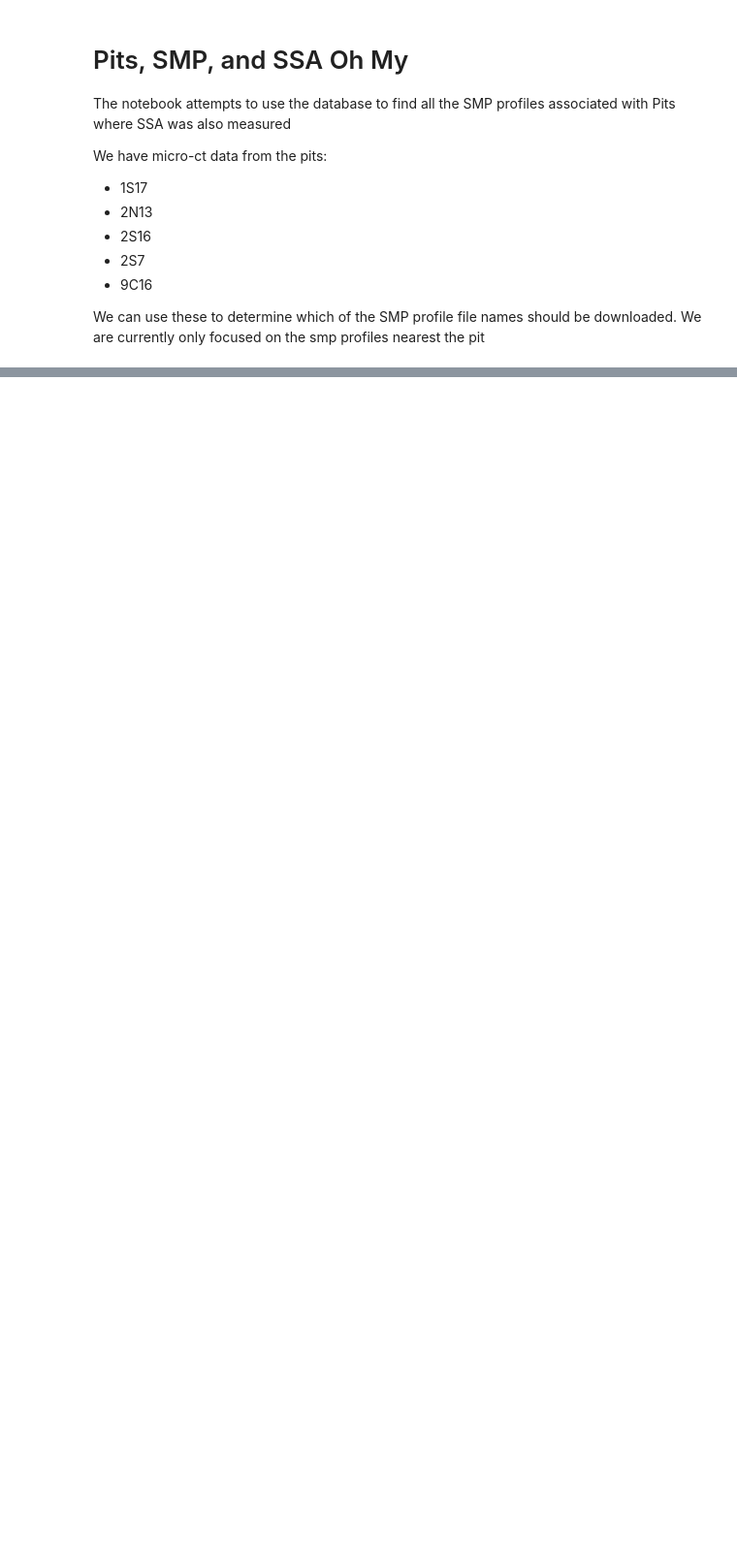
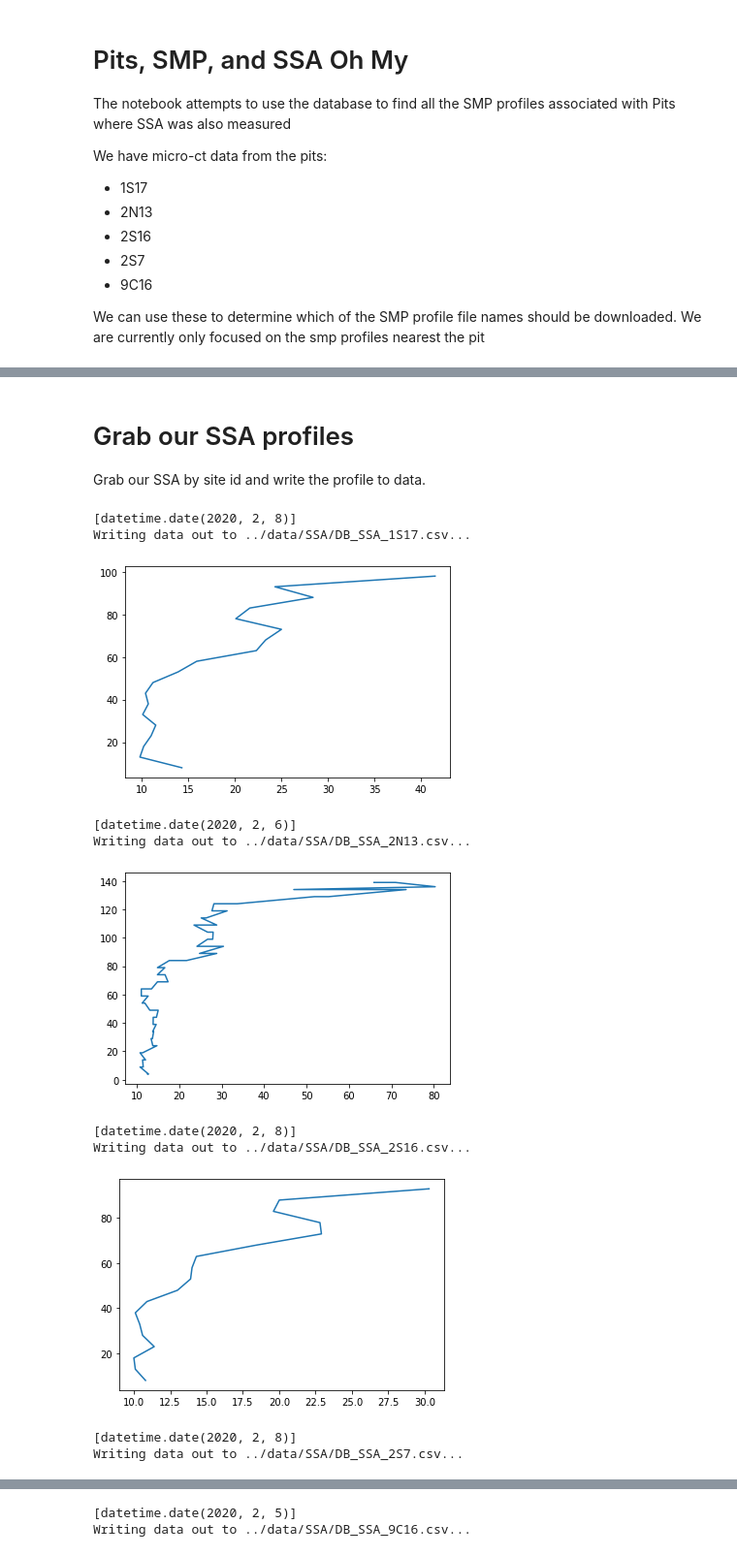
Before and after one commit to snowex-hackweek/microstructure, a Jupyter notebook: notebooks/which_pits.ipynb, the cells around one changed output, grey strips where cells are left out. Shown at 97% size. Drawn from its saved outputs; the diff is of its cells as text; code cells hidden in the pictures; blank space fills up the shorter version.

```diff
--- a/notebooks/which_pits.ipynb
+++ b/notebooks/which_pits.ipynb
@@ -145,0 +78,52 @@ for i, site_id in enumerate(sites):
+# %% [markdown]
+# Grab our SSA profiles
+
+Grab our SSA by site id and write the profile to data.
+# %%
+output = '../data/SSA/'
+
+if not os.path.isdir(output):
+    os.mkdir(output)
+
+for sid in sites:
+    # Grab all the columns in layer data
+    qry = session.query(LayerData)
+    # Only grab ssa
+    qry = qry.filter(LayerData.type == 'specific_surface_area')
+
+    # Filter by this pit
+    qry = qry.filter(LayerData.site_id == sid)
+
+    # Order the values by depth
+    qry = qry.order_by('depth')
+
+    # Cast it to geopandas
+    df = query_to_geopandas(qry, engine)
+
+    # Values in layers are always strings so cast this as a float
+    df['value'] = df['value'].astype(float)
+
+    # Prove to ourselves there only one day this was done at these pits.
+    date = df['date'].unique()
+    print(date)
+
+    # Save the data
+    if write_ssa_to_file:
+        out_f = os.path.join(output, f'DB_SSA_{sid}.csv')
+        print(f'Writing data out to {out_f}...')
+        df.to_csv(out_f, index=False)
+
+    plt.plot(df['value'], df['depth'])
+    plt.show()
+# %% [output]
+[datetime.date(2020, 2, 8)]
+Writing data out to ../data/SSA/DB_SSA_1S17.csv...
+[figure, added]
+[datetime.date(2020, 2, 6)]
+Writing data out to ../data/SSA/DB_SSA_2N13.csv...
+[figure, added]
+[datetime.date(2020, 2, 8)]
+Writing data out to ../data/SSA/DB_SSA_2S16.csv...
+[figure, added]
+[datetime.date(2020, 2, 8)]
+Writing data out to ../data/SSA/DB_SSA_2S7.csv...
@@ -145,0 +131,2 @@ for i, site_id in enumerate(sites):
+[datetime.date(2020, 2, 5)]
+Writing data out to ../data/SSA/DB_SSA_9C16.csv...
```
Also changed, not shown: parts of 5 cells of this notebook, 3 other files.
